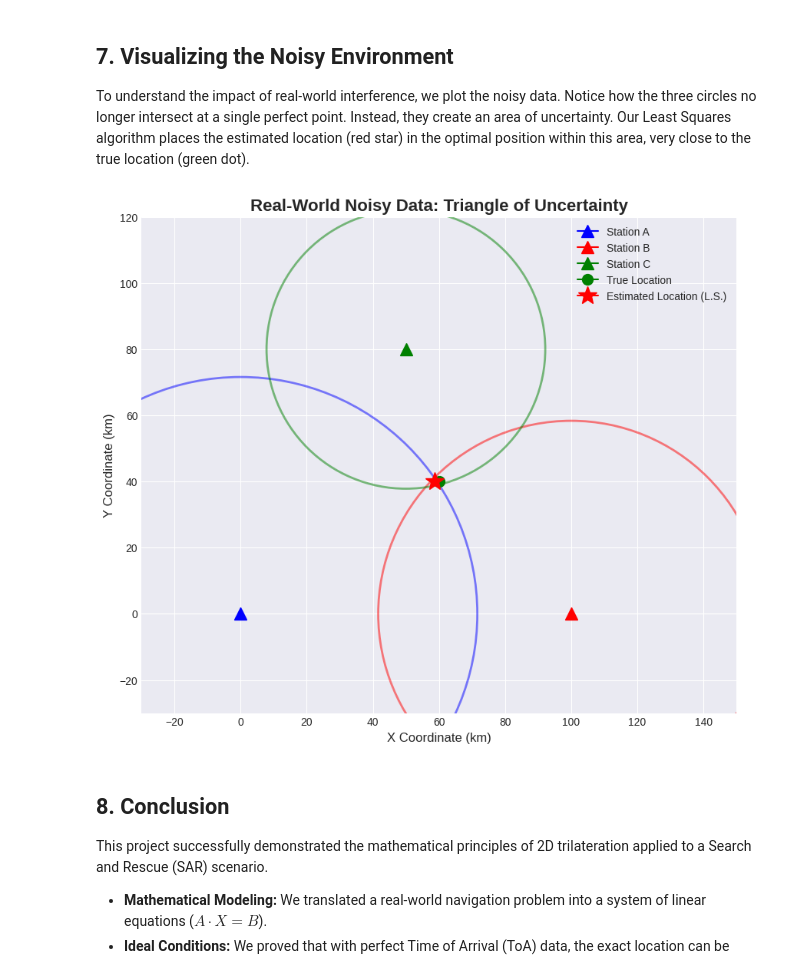
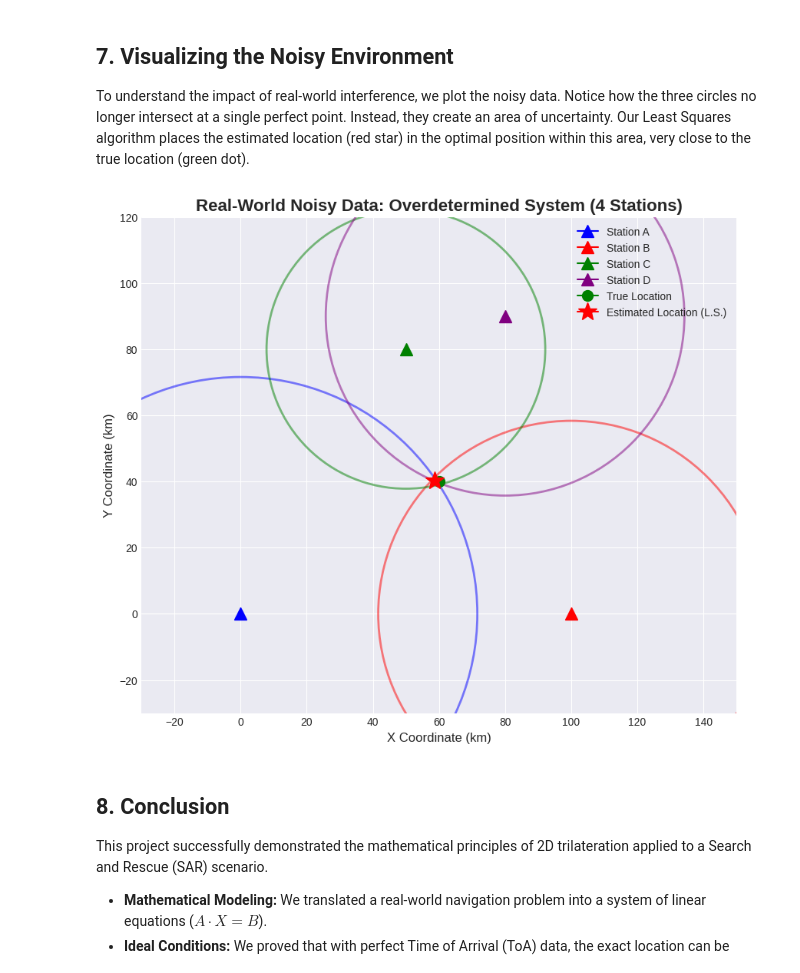
Before and after one commit to Lukanov73/TDoA, a Jupyter notebook: SAR_Trilateration.ipynb, the cells around one changed output. Saved outputs shown, nothing was run; the diff lists cells and outputs as text; code cells hidden in the pictures.

Commit message:
Fix Least Squares logic: Add 4th station for overdetermined system

```diff
--- a/SAR_Trilateration.ipynb
+++ b/SAR_Trilateration.ipynb
@@ -142,24 +142,31 @@ To solve this overdetermined system with noisy data, we cannot use a simple exac
 # %%
-# Introduce Real-World Noise
+# Introduce Real-World Noise and a 4th Station
 np.random.seed(42) # For reproducible results
-error_margin = 2.0 # up to 2km error due to interference
+error_margin = 2.0 # up to 2km error
 
-# Add artificial noise to our perfect distances
+# Add Station D
+station_D = (80, 90)
+r_D = calculate_distance(station_D, true_ship_location)
+
+# Add artificial noise to all distances
 r_A_noisy = r_A + np.random.uniform(-error_margin, error_margin)
 r_B_noisy = r_B + np.random.uniform(-error_margin, error_margin)
 r_C_noisy = r_C + np.random.uniform(-error_margin, error_margin)
+r_D_noisy = r_D + np.random.uniform(-error_margin, error_margin)
 
-print(f"Noisy Distances -> A: {r_A_noisy:.2f}km, B: {r_B_noisy:.2f}km, C: {r_C_noisy:.2f}km")
+print(f"Noisy Distances -> A: {r_A_noisy:.2f}km, B: {r_B_noisy:.2f}km, C: {r_C_noisy:.2f}km, D: {r_D_noisy:.2f}km")
 
-# Setup Matrix A and Vector B with the noisy data
+# Setup OVERDETERMINED Matrix A (3 rows) and Vector B (3 elements)
 A_noisy = np.array([
     [2 * (station_B[0] - station_A[0]), 2 * (station_B[1] - station_A[1])],
-    [2 * (station_C[0] - station_A[0]), 2 * (station_C[1] - station_A[1])]
+    [2 * (station_C[0] - station_A[0]), 2 * (station_C[1] - station_A[1])],
+    [2 * (station_D[0] - station_A[0]), 2 * (station_D[1] - station_A[1])]
 ])
 
 B_noisy = np.array([
     (r_A_noisy**2 - r_B_noisy**2) - (station_A[0]**2 - station_B[0]**2) - (station_A[1]**2 - station_B[1]**2),
-    (r_A_noisy**2 - r_C_noisy**2) - (station_A[0]**2 - station_C[0]**2) - (station_A[1]**2 - station_C[1]**2)
+    (r_A_noisy**2 - r_C_noisy**2) - (station_A[0]**2 - station_C[0]**2) - (station_A[1]**2 - station_C[1]**2),
+    (r_A_noisy**2 - r_D_noisy**2) - (station_A[0]**2 - station_D[0]**2) - (station_A[1]**2 - station_D[1]**2)
 ])
 
 # Solve using Least Squares approximation
@@ -176,39 +183,38 @@ Estimated Location (Least Squares): (58.60, 39.94)
 
 To understand the impact of real-world interference, we plot the noisy data. Notice how the three circles no longer intersect at a single perfect point. Instead, they create an area of uncertainty. Our Least Squares algorithm places the estimated location (red star) in the optimal position within this area, very close to the true location (green dot).
 # %%
-# Visualizing the Noisy Data and Least Squares Result
+# Visualizing the Overdetermined Noisy System
 fig, ax = plt.subplots(figsize=(10, 10))
 
-# Define the noisy radii
-noisy_radii = {'A': r_A_noisy, 'B': r_B_noisy, 'C': r_C_noisy}
+# Define stations, colors, and noisy radii including Station D
+stations_noisy = {'A': station_A, 'B': station_B, 'C': station_C, 'D': station_D}
+colors_noisy = {'A': 'blue', 'B': 'red', 'C': 'green', 'D': 'purple'}
+noisy_radii = {'A': r_A_noisy, 'B': r_B_noisy, 'C': r_C_noisy, 'D': r_D_noisy}
 
 # Plot stations and their NOISY circles
-for name, coord in stations.items():
-    # Plot station point
-    ax.plot(coord[0], coord[1], marker='^', markersize=12, color=colors[name], label=f'Station {name}')
-
-    # Draw the noisy radius circle (solid lines to contrast with the ideal scenario)
-    circle = plt.Circle(coord, noisy_radii[name], color=colors[name], fill=False, linestyle='-', linewidth=2, alpha=0.5)
+for name, coord in stations_noisy.items():
+    ax.plot(coord[0], coord[1], marker='^', markersize=12, color=colors_noisy[name], label=f'Station {name}')
+    circle = plt.Circle(coord, noisy_radii[name], color=colors_noisy[name], fill=False, linestyle='-', linewidth=2, alpha=0.5)
     ax.add_patch(circle)
 
-# Plot the True Location (Green dot) for reference
+# Plot the True Location (Green dot)
 ax.plot(true_ship_location[0], true_ship_location[1], marker='o', markersize=10, color='green', label='True Location')
 
 # Plot the Estimated Location from Least Squares (Red star)
 ax.plot(estimated_location[0], estimated_location[1], marker='*', markersize=18, color='red', label='Estimated Location (L.S.)')
 
 # Formatting the plot
 ax.set_aspect('equal')
 ax.set_xlim(-30, 150)
 ax.set_ylim(-30, 120)
-ax.set_title('Real-World Noisy Data: Triangle of Uncertainty', fontsize=16, fontweight='bold')
+ax.set_title('Real-World Noisy Data: Overdetermined System (4 Stations)', fontsize=16, fontweight='bold')
 ax.set_xlabel('X Coordinate (km)', fontsize=12)
 ax.set_ylabel('Y Coordinate (km)', fontsize=12)
 ax.legend(loc='upper right')
 
 plt.show()
 # %% [output]
-[figure, old version]
+[figure, new version]
 # %% [markdown]
 ## 8. Conclusion
 
```
Also changed, not shown: parts of 2 cells of this notebook.
